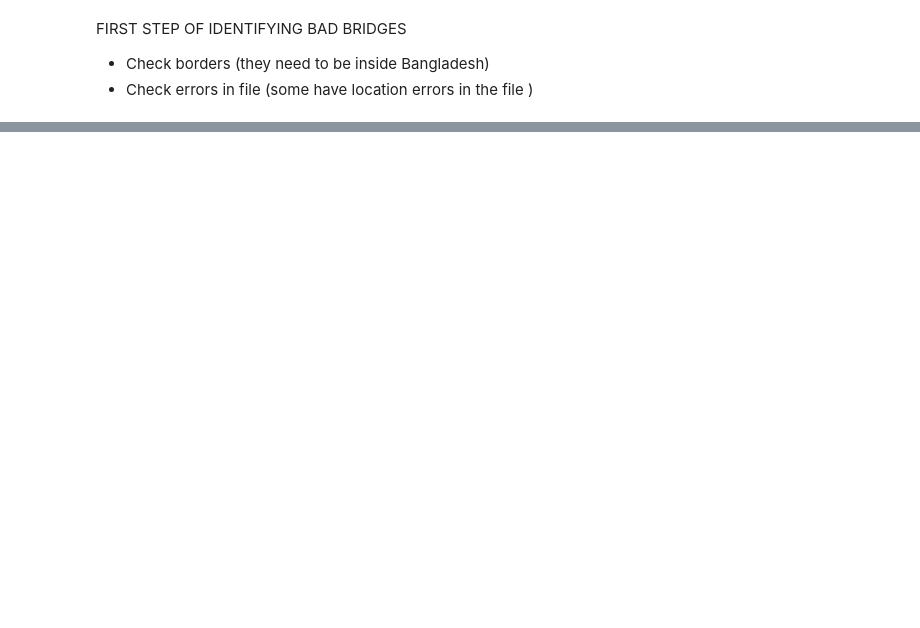
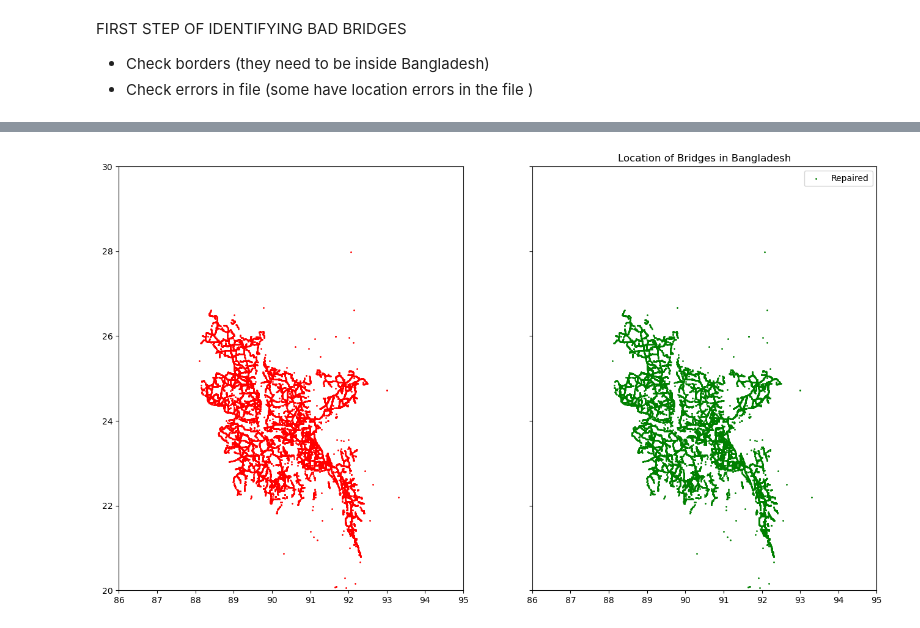
Before and after one commit to nielsvdd42/EPA133A-Advanced-Simulation-Group-1, a Jupyter notebook: Assignment 1/EPA133a-G01-A1/notebook/bridges_test.ipynb, the cells around one changed output, grey strips where cells are left out. Drawn from its saved outputs; the diff is of its cells as text; code cells hidden in the pictures; blank space fills up the shorter version.

```diff
--- a/Assignment 1/EPA133a-G01-A1/notebook/bridges_test.ipynb
+++ b/Assignment 1/EPA133a-G01-A1/notebook/bridges_test.ipynb
@@ -9,4 +21,4 @@ df_bridges.head(10)
 # %%
-df_roads = pd.read_csv('../data/raw/_roads.tsv', sep='\t')
+df_roads = pd.read_csv('../data/processed/_roads.tsv', sep='\t')
 # %%
 df_roads.head(10)
@@ -110,0 +253,3 @@ df_bridges[df_bridges['needs_repair'] == True]['type'].value_counts()
+# %%
+df_bridges['road'] = df_bridges['road'].astype(str).str.strip()
+df_roads['road'] = df_roads['road'].astype(str).str.strip()
@@ -110,0 +456,13 @@ df_bridges[df_bridges['needs_repair'] == True]['type'].value_counts()
+# %%
+df_bridges_fixed = df_bridges.copy()
+mask = df_bridges_fixed['EstimatedLoc'].isin(['error', 'road_interpolate'])
+
+results = df_bridges_fixed.loc[mask].apply(
+    lambda row: pd.Series(interpolate_location(row, df_roads)),
+    axis=1
+)
+
+results.columns = ['lat_new', 'lon_new', 'EstimatedLoc_new']
+df_bridges_fixed.loc[mask, 'lat'] = results['lat_new'].values
+df_bridges_fixed.loc[mask, 'lon'] = results['lon_new'].values
+df_bridges_fixed.loc[mask, 'EstimatedLoc'] = results['EstimatedLoc_new'].values
@@ -110,0 +487,15 @@ df_bridges[df_bridges['needs_repair'] == True]['type'].value_counts()
+# %%
+#check if the bridges are now within the bounds of Bangladesh
+#this is not correct, but we need to use the new creaded LRP file, because this one still has LRP's outside the boundaries
+f, axes = plt.subplots(1, 2, figsize=(16, 9), sharey=True, sharex=True)
+axes.flatten()
+
+axes[0].scatter(df_bridges['lon'], df_bridges['lat'], s=1, c='red', label='Original')
+axes[1].scatter(df_bridges_fixed['lon'], df_bridges_fixed['lat'], s=1, c='green', label='Repaired')
+plt.xlim(86,95)
+plt.ylim(20,30)
+plt.title("Location of Bridges in Bangladesh")
+plt.legend()
+plt.show()
+# %% [output]
+[figure, added]
```
Also changed, not shown: parts of 30 cells of this notebook, 1 other file.
